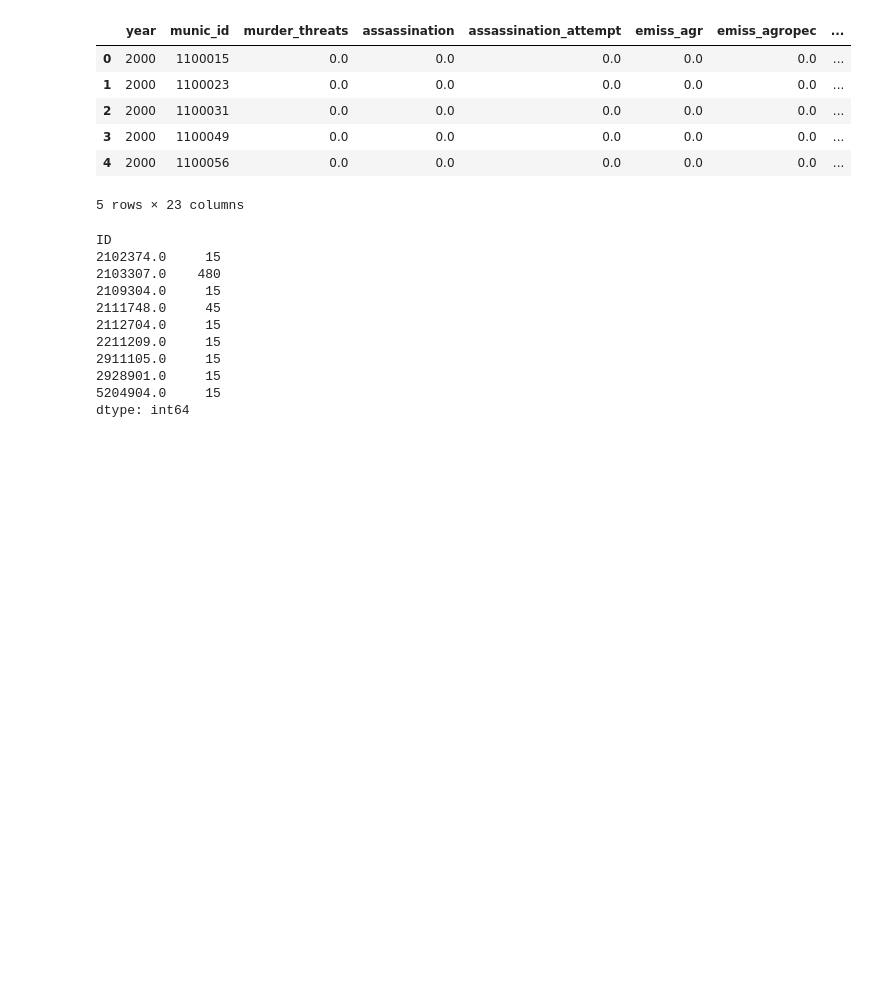
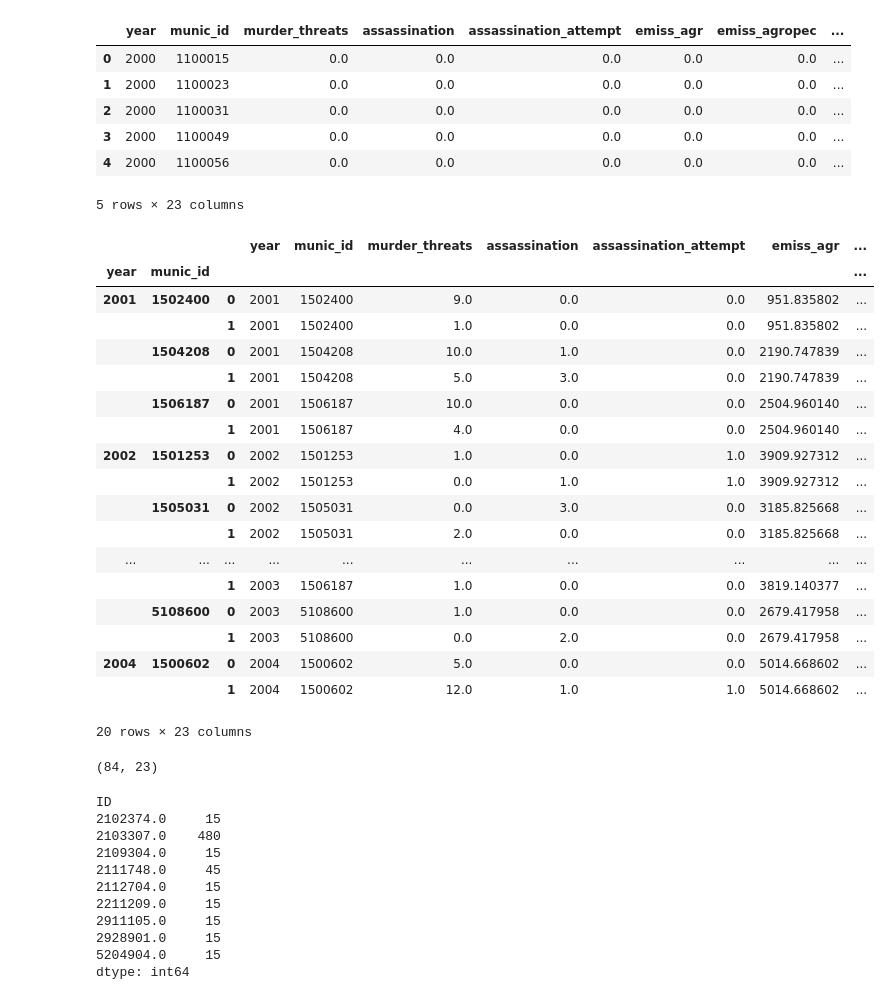
Before and after one commit to aulichney/Deforestation, a Jupyter notebook: DataMerge.ipynb, the cells around one changed output. Drawn from its saved outputs; the diff is of its cells as text; code cells hidden in the pictures; blank space fills up the shorter version.

```diff
--- a/DataMerge.ipynb
+++ b/DataMerge.ipynb
@@ -350,6 +350,40 @@ df2.head()
 | 3 | 2000 | 1100049 | 0.0 | 0.0 | 0.0 | 0.0 | 0.0 | ... |
 | 4 | 2000 | 1100056 | 0.0 | 0.0 | 0.0 | 0.0 | 0.0 | ... |
 5 rows × 23 columns
+# %%
+subset_cols = ['year', 'munic_id']
+
+# Find duplicated rows based on the subset of columns
+duplicated_rows = df2[df2.duplicated(subset=subset_cols, keep=False)]
+
+# Display the duplicated rows side by side for comparison
+duplicated_rows_sorted = duplicated_rows.sort_values(by=subset_cols)
+duplicated_rows_side_by_side = duplicated_rows_sorted.groupby(subset_cols).apply(lambda x: x.reset_index(drop=True))
+duplicated_rows_side_by_side.head(20)
+# %% [output]
+|  |  |  | year | munic_id | murder_threats | assassination | assassination_attempt | emiss_agr | ... |
+| year | munic_id |  |  |  |  |  |  |  | ... |
+| 2001 | 1502400 | 0 | 2001 | 1502400 | 9.0 | 0.0 | 0.0 | 951.835802 | ... |
+|  |  | 1 | 2001 | 1502400 | 1.0 | 0.0 | 0.0 | 951.835802 | ... |
+|  | 1504208 | 0 | 2001 | 1504208 | 10.0 | 1.0 | 0.0 | 2190.747839 | ... |
+|  |  | 1 | 2001 | 1504208 | 5.0 | 3.0 | 0.0 | 2190.747839 | ... |
+|  | 1506187 | 0 | 2001 | 1506187 | 10.0 | 0.0 | 0.0 | 2504.960140 | ... |
+|  |  | 1 | 2001 | 1506187 | 4.0 | 0.0 | 0.0 | 2504.960140 | ... |
+| 2002 | 1501253 | 0 | 2002 | 1501253 | 1.0 | 0.0 | 1.0 | 3909.927312 | ... |
+|  |  | 1 | 2002 | 1501253 | 0.0 | 1.0 | 1.0 | 3909.927312 | ... |
+|  | 1505031 | 0 | 2002 | 1505031 | 0.0 | 3.0 | 0.0 | 3185.825668 | ... |
+|  |  | 1 | 2002 | 1505031 | 2.0 | 0.0 | 0.0 | 3185.825668 | ... |
+| ... | ... | ... | ... | ... | ... | ... | ... | ... | ... |
+|  |  | 1 | 2003 | 1506187 | 1.0 | 0.0 | 0.0 | 3819.140377 | ... |
+|  | 5108600 | 0 | 2003 | 5108600 | 1.0 | 0.0 | 0.0 | 2679.417958 | ... |
+|  |  | 1 | 2003 | 5108600 | 0.0 | 2.0 | 0.0 | 2679.417958 | ... |
+| 2004 | 1500602 | 0 | 2004 | 1500602 | 5.0 | 0.0 | 0.0 | 5014.668602 | ... |
+|  |  | 1 | 2004 | 1500602 | 12.0 | 1.0 | 1.0 | 5014.668602 | ... |
+20 rows × 23 columns
+# %%
+duplicated_rows_side_by_side.shape
+# %% [output]
+(84, 23)
 # %%
 df = pd.merge(df, df2,  how = 'left', left_on = ['ID','year'], right_on = ['munic_id','year'])
 # %%
```
